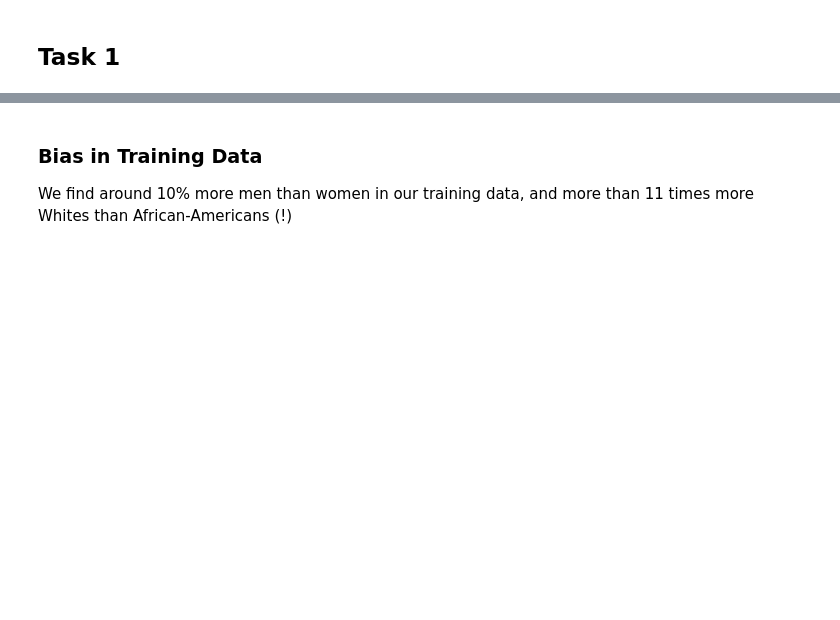
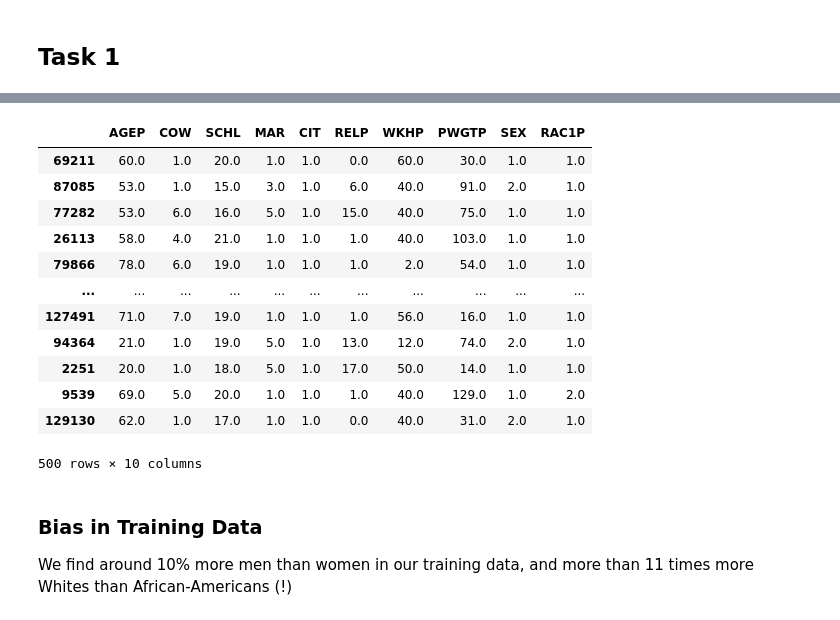
Before and after one commit to Ispanicus/fairness, a Jupyter notebook: alan-assignment-02.ipynb, the cells around one changed output, grey strips where cells are left out. Drawn from its saved outputs; the diff is of its cells as text; code cells hidden in the pictures; blank space fills up the shorter version.

```diff
--- a/alan-assignment-02.ipynb
+++ b/alan-assignment-02.ipynb
@@ -92,3 +100,19 @@ for i in range(1,3):
+# %%
+X_train
+# %% [output]
+|  | AGEP | COW | SCHL | MAR | CIT | RELP | WKHP | PWGTP | SEX | RAC1P |
+| 69211 | 60.0 | 1.0 | 20.0 | 1.0 | 1.0 | 0.0 | 60.0 | 30.0 | 1.0 | 1.0 |
+| 87085 | 53.0 | 1.0 | 15.0 | 3.0 | 1.0 | 6.0 | 40.0 | 91.0 | 2.0 | 1.0 |
+| 77282 | 53.0 | 6.0 | 16.0 | 5.0 | 1.0 | 15.0 | 40.0 | 75.0 | 1.0 | 1.0 |
+| 26113 | 58.0 | 4.0 | 21.0 | 1.0 | 1.0 | 1.0 | 40.0 | 103.0 | 1.0 | 1.0 |
+| 79866 | 78.0 | 6.0 | 19.0 | 1.0 | 1.0 | 1.0 | 2.0 | 54.0 | 1.0 | 1.0 |
+| ... | ... | ... | ... | ... | ... | ... | ... | ... | ... | ... |
+| 127491 | 71.0 | 7.0 | 19.0 | 1.0 | 1.0 | 1.0 | 56.0 | 16.0 | 1.0 | 1.0 |
+| 94364 | 21.0 | 1.0 | 19.0 | 5.0 | 1.0 | 13.0 | 12.0 | 74.0 | 2.0 | 1.0 |
+| 2251 | 20.0 | 1.0 | 18.0 | 5.0 | 1.0 | 17.0 | 50.0 | 14.0 | 1.0 | 1.0 |
+| 9539 | 69.0 | 5.0 | 20.0 | 1.0 | 1.0 | 1.0 | 40.0 | 129.0 | 1.0 | 2.0 |
+| 129130 | 62.0 | 1.0 | 17.0 | 1.0 | 1.0 | 0.0 | 40.0 | 31.0 | 2.0 | 1.0 |
+500 rows × 10 columns
 # %% [markdown]
 ### Bias in Training Data
 We find around 10% more men than women in our training data, and more than 11 times more Whites than African-Americans (!)
```
Also changed, not shown: parts of 8 cells of this notebook.
